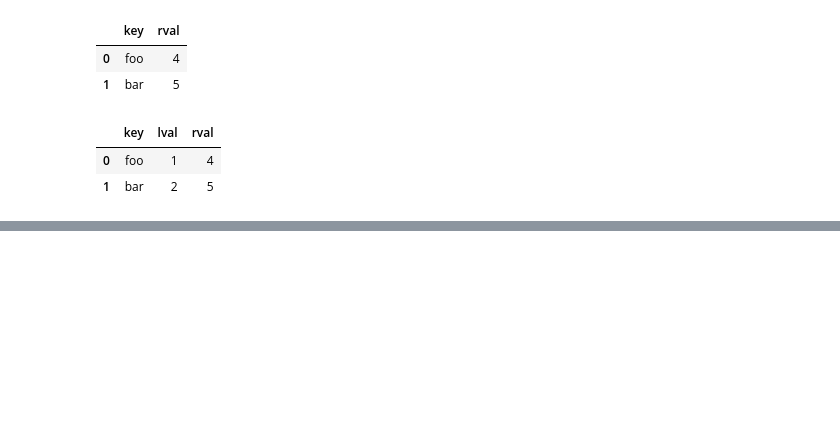
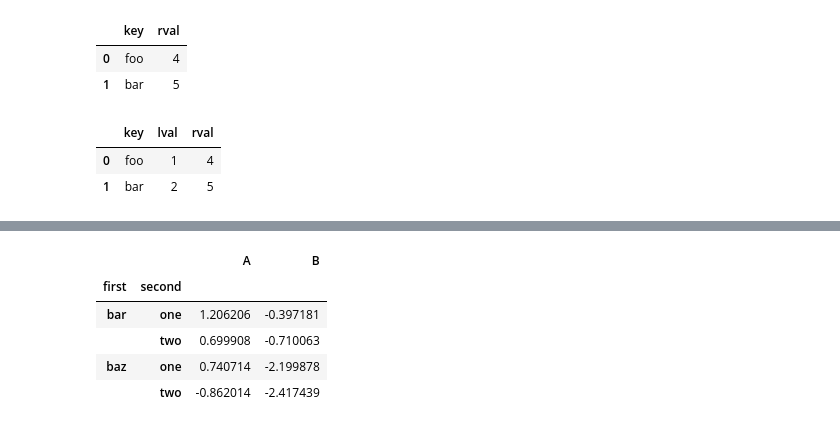
Before and after one commit to namsuhyeong/pandas, a Jupyter notebook: 10_minutes_to_pandas.ipynb, the cells around one changed output, grey strips where cells are left out. Cells and saved outputs as stored; diff of their text form; code cells hidden in the pictures; blank space fills up the shorter version.

```diff
--- a/10_minutes_to_pandas.ipynb
+++ b/10_minutes_to_pandas.ipynb
@@ -593,0 +609,2 @@ df.groupby(["A", "B"]).sum()
+# %%
+stacked = df2.stack(future_stack=True)
@@ -593,0 +624,9 @@ df.groupby(["A", "B"]).sum()
+# %%
+stacked.unstack()
+# %% [output]
+|  |  | A | B |
+| first | second |  |  |
+| bar | one | 1.206206 | -0.397181 |
+|  | two | 0.699908 | -0.710063 |
+| baz | one | 0.740714 | -2.199878 |
+|  | two | -0.862014 | -2.417439 |
```
Also changed, not shown: parts of 65 cells of this notebook.
